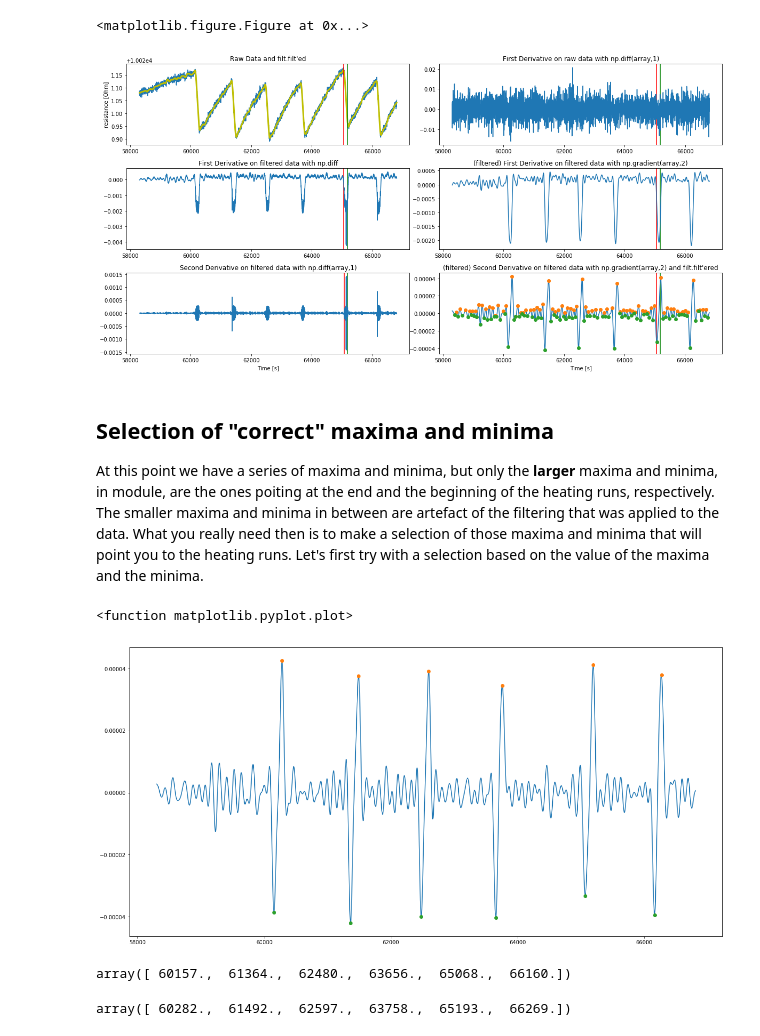
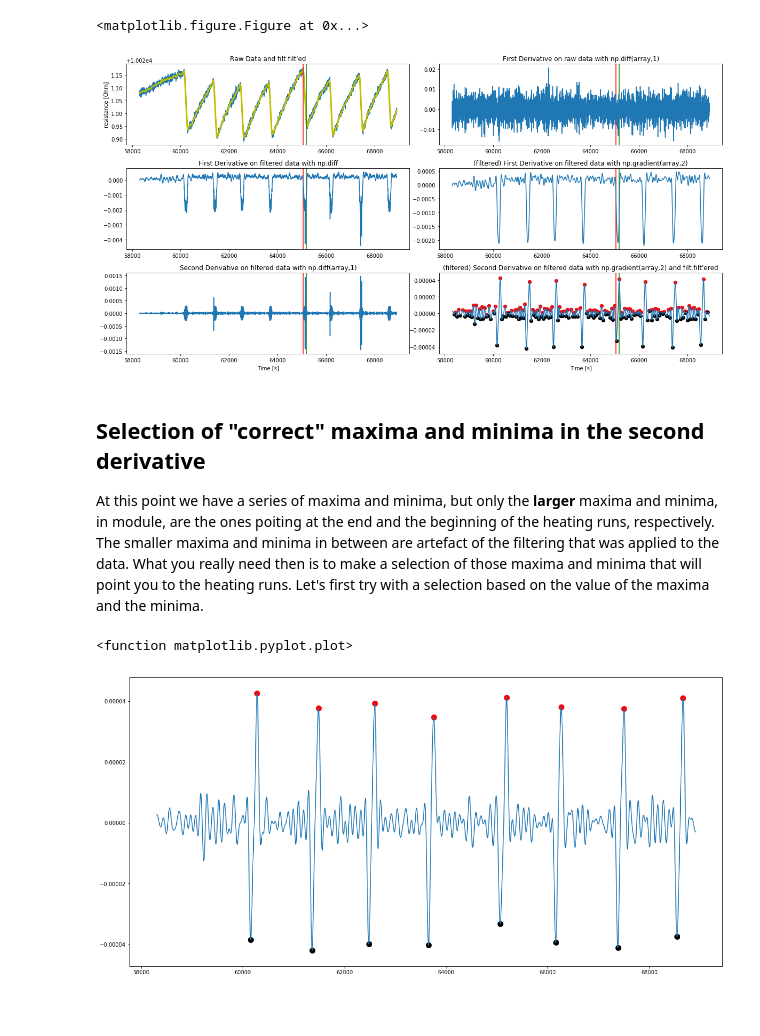
Before and after one commit to massimopinto/CalRadDosimetry, a Jupyter notebook: Core_resistance_analysis.ipynb, the cells around one changed output. Cells and saved outputs as stored; diff of their text form; code cells hidden in the pictures; blank space fills up the shorter version.

Commit message:
correct identification of the beginning and the end of each heating run on the original resistance-time plot

```diff
--- a/Core_resistance_analysis.ipynb
+++ b/Core_resistance_analysis.ipynb
@@ -28,7 +28,12 @@ fig = pyplt.figure(figsize=(10.0,3.0))
 fig.tight_layout()
 
 Core_data = np.loadtxt(fname='2015_12_22_15_44_20_strip.dat', skiprows=1)
-data = Core_data[-5000:-1000][:]
+data = Core_data[-5000:-10][:]
+
+#Core_data = np.loadtxt(fname='2015_12_21_16_30_06_strip.dat', skiprows=1)
+#data = Core_data[-13000:][:]
+
+
 time = data[:,0]
 resistance = data[:,1]
 
@@ -106,62 +111,56 @@ ax6.axvline(x=65182, color='green')
 #ax2.set_title("Original data, smoothed using filt.filt")
 #ax2.plot(time,y_smooth)
 
 ax2.plot(xfirst,yfirst)
 #ax3.plot(time,yfirst)
 #ax2.set_ylabel("dy/dx")
 #ax2.set_xlabel("Time [s]")
 ax2.set_title("First Derivative on filtered data with np.diff")
 
 ax3.plot(xsecond,ysecond)
 #ax4.plot(time,ysecond)
 #ax3.set_ylabel("d2y/d2x")
 ax3.set_xlabel("Time [s]")
 ax3.set_title("Second Derivative on filtered data with np.diff(array,1)")
 
 ax4.set_title("First Derivative on raw data with np.diff(array,1)")
 ax4.plot(xfirst,yfirst_raw)
 
 ax5.plot(time, yfirst_gradient)
 ax5.set_title("(filtered) First Derivative on filtered data with np.gradient(array,2)")
 
 ax6.set_xlabel("Time [s]")
 ax6.plot(time, ysecond_gradient)
-ax6.plot(time[maxima],ysecond_gradient[maxima], marker='o', linestyle='None')
-ax6.plot(time[minima],ysecond_gradient[minima], marker='o', linestyle='None')
+ax6.scatter(time[maxima],ysecond_gradient[maxima], marker='o', linestyle='None', s=40, c='red')
+ax6.scatter(time[minima],ysecond_gradient[minima], marker='o', linestyle='None', s=40, c='black')
 
 ax6.set_title("(filtered) Second Derivative on filtered data with np.gradient(array,2) and filt.filt'ered")
 
 pyplt.savefig(dirname+"/"+"derivate_filters"+".png")
 pyplt.show()
 # %% [output]
 <matplotlib.figure.Figure at 0x...>
-[figure, old version]
+[figure, new version]
 # %% [markdown]
-## Selection of "correct" maxima and minima
+## Selection of "correct" maxima and minima in the second derivative
 At this point we have a series of maxima and minima, but only the **larger** maxima and minima, in module, are the ones poiting at the end and the beginning of the heating runs, respectively. The smaller maxima and minima in between are artefact of the filtering that was applied to the data. What you really need then is to make a selection of those maxima and minima that will point you to the heating runs.
 Let's first try with a selection based on the value of the maxima and the minima.
 # %%
-ymins = ysecond_gradient[minima]
-tmins = time[minima]
+ymins = ysecond_gradient[minima] # subselection of ysecond_gradient
+tmins = time[minima] # subselection of time
 ymaxs = ysecond_gradient[maxima]
 tmaxs = time[maxima]
 
-mins = ymins < -2.0e-5 # Selecting the 'real' minima
-maxs = ymaxs > 2.0e-5
+# The threshold value might depend on the noise and this procedure may need generalization.
+min_index = ysecond_gradient[minima] < -2.0e-5
+max_index = ysecond_gradient[maxima] > 2.0e-5
+
 %matplotlib inline
 pyplt.figure(figsize=(20,10))
 pyplt.plot(time, ysecond_gradient)
-pyplt.plot(tmaxs[maxs],ymaxs[maxs], marker='o', linestyle='None')
-pyplt.plot(tmins[mins],ymins[mins], marker='o', linestyle='None')
+pyplt.scatter(tmaxs[max_index],ymaxs[max_index], marker='o', s=100, c='red')
+pyplt.scatter(tmins[min_index],ymins[min_index], marker='o', s=100, c='black')
 pyplt.plot
 # %% [output]
 <function matplotlib.pyplot.plot>
-[figure, old version]
+[figure, new version]
-# %%
-tmins[mins]
-# %% [output]
-array([ 60157.,  61364.,  62480.,  63656.,  65068.,  66160.])
-# %%
-tmaxs[maxs]
-# %% [output]
-array([ 60282.,  61492.,  62597.,  63758.,  65193.,  66269.])
```
Also changed, not shown: parts of 5 cells of this notebook.
